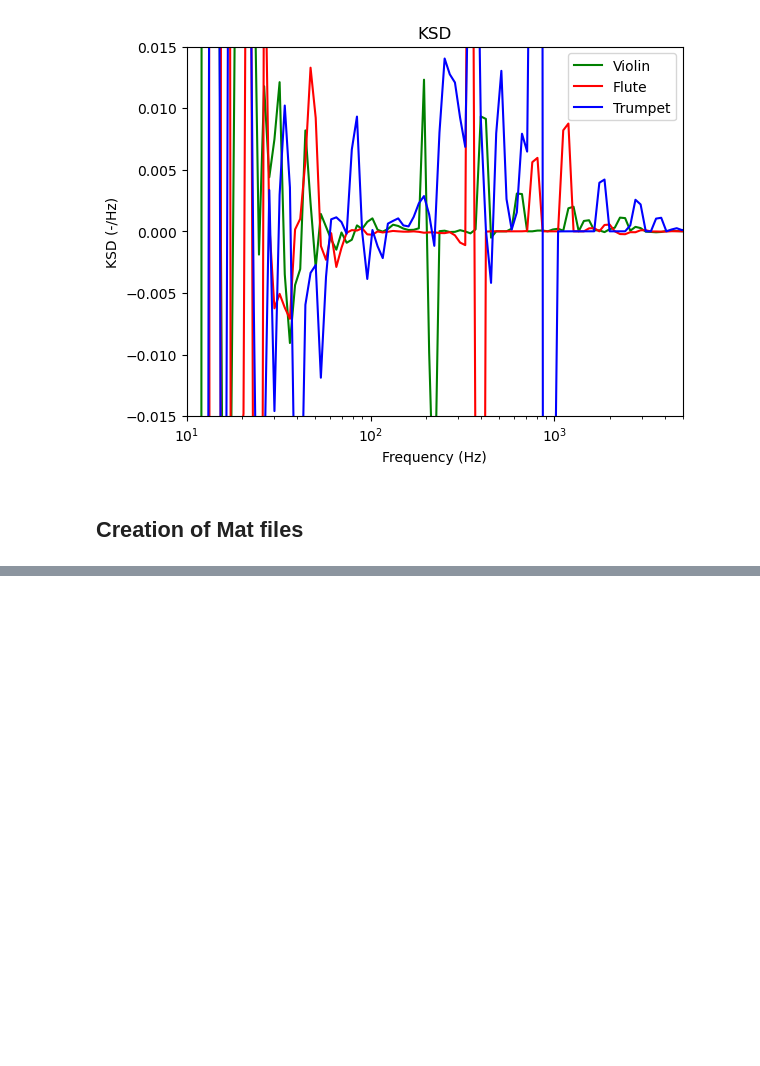
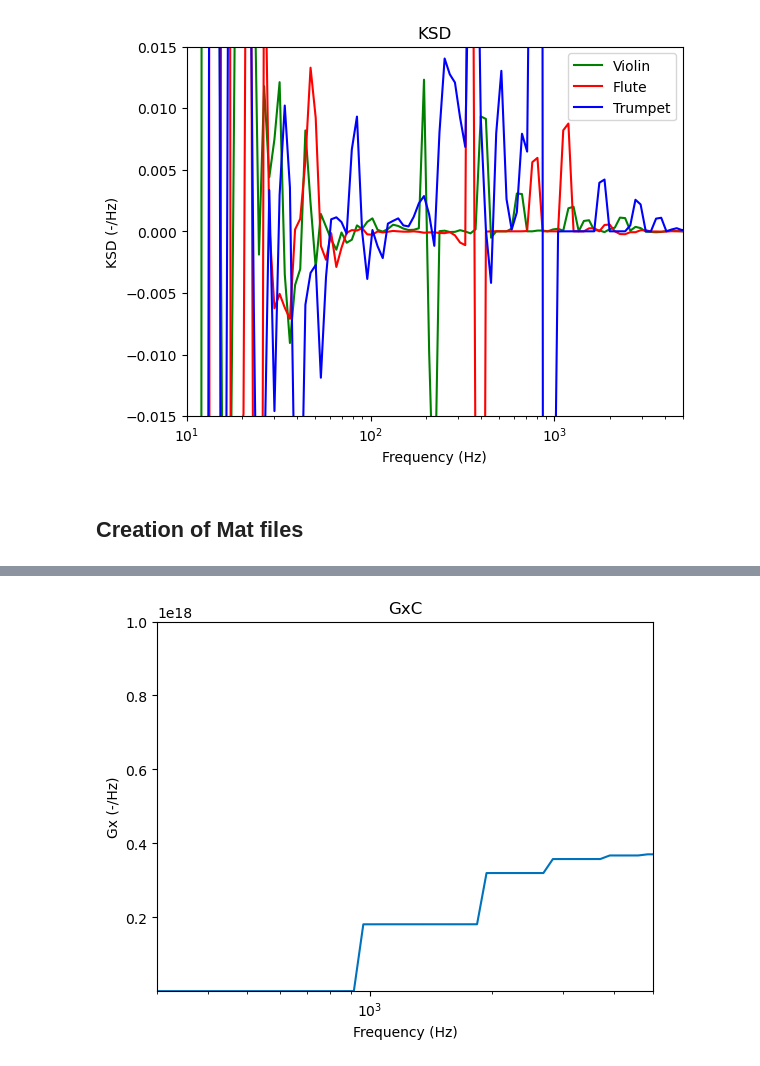
Before and after one commit to karthikkurella/Spectral-Densities-for-Dimensionality-Reduction, a Jupyter notebook: src/Audio-SSD_KSD.ipynb, the cells around one changed output, grey strips where cells are left out. Drawn from its saved outputs; the diff is of its cells as text; code cells hidden in the pictures; blank space fills up the shorter version.

```diff
--- a/src/Audio-SSD_KSD.ipynb
+++ b/src/Audio-SSD_KSD.ipynb
@@ -1106,0 +1177,15 @@ plt.show()
+# %%
+GxC = Gx4.copy()
+# Set non-positive values to NaN
+GxC[GxC <= 0] = np.nan
+
+# Plotting
+plt.semilogx(F, GxC, linewidth=1.5, color=[0, 0.4470, 0.7410])
+plt.title('GxC')
+plt.xlabel('Frequency (Hz)')
+plt.ylabel('Gx (-/Hz)')
+plt.xlim([300, 5000])
+plt.ylim([10**8,10**18])
+plt.show()
+# %% [output]
+[figure, added]
```
Also changed, not shown: parts of 31 cells of this notebook, 1 other file.
